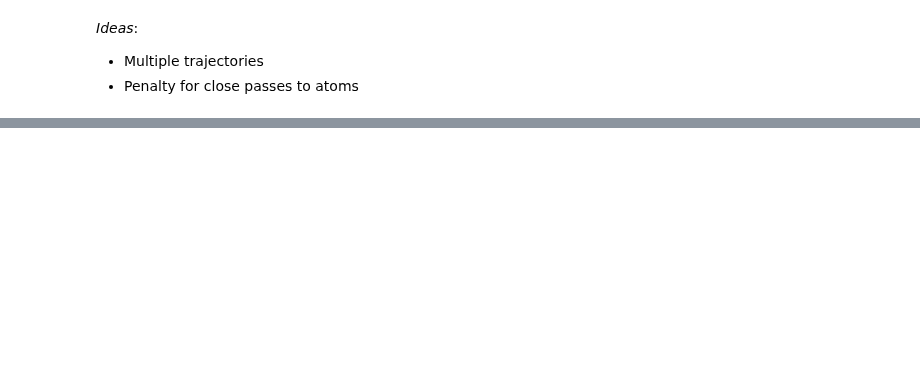
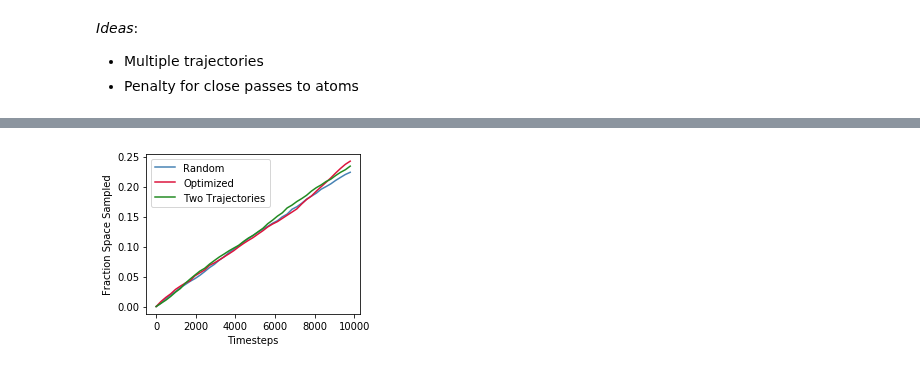
Before and after one commit to globus-labs/stopping-power-ml, a Jupyter notebook: single-velocity/manifold/1_optimize_trajectory.ipynb, the cells around one changed output, grey strips where cells are left out. Drawn from its saved outputs; the diff is of its cells as text; code cells hidden in the pictures; blank space fills up the shorter version.

```diff
--- a/single-velocity/manifold/1_optimize_trajectory.ipynb
+++ b/single-velocity/manifold/1_optimize_trajectory.ipynb
@@ -322,0 +356,3 @@ fig.savefig(os.path.join('figures', 'traj_comparison.png'), dpi=320)
+# %%
+x0 = np.hstack((opt_start, opt_direction, opt_start, -1 * opt_direction))
+print('Initial:', x0)
@@ -322,0 +362,3 @@ fig.savefig(os.path.join('figures', 'traj_comparison.png'), dpi=320)
+# %%
+%%time
+opt_result = optimize.basinhopping(lambda x: -score_multiple_trajectories(np.reshape(x, (-1, 5))), x0, niter=100)
@@ -322,0 +388,3 @@ fig.savefig(os.path.join('figures', 'traj_comparison.png'), dpi=320)
+# %%
+opt_trajs = opt_result.x.reshape((-1, 5))
+print('Optimized:', opt_trajs)
@@ -322,0 +401,6 @@ fig.savefig(os.path.join('figures', 'traj_comparison.png'), dpi=320)
+# %%
+%%time
+opt2_over_time = [0] + [score_multiple_trajectories(opt_trajs,
+                                                   traj_len=traj_len*x,
+                                                   nsteps=int(traj_time * x))
+                           for x in steps[1:]]
@@ -322,0 +410,17 @@ fig.savefig(os.path.join('figures', 'traj_comparison.png'), dpi=320)
+# %%
+fig, ax = plt.subplots()
+
+ax.plot(steps * traj_time, random_over_time, color='steelblue', label='Random')
+ax.plot(steps * traj_time, opt_over_time, color='crimson', label='Optimized')
+ax.plot(steps * traj_time, opt2_over_time, color='forestgreen', label='Two Trajectories')
+
+ax.set_xlabel('Timesteps')
+ax.set_ylabel('Fraction Space Sampled')
+
+ax.legend()
+
+fig.set_size_inches(4, 3)
+fig.tight_layout()
+fig.savefig(os.path.join('figures', 'sampling-comparison.png'), dpi=320)
+# %% [output]
+[figure, added]
```
Also changed, not shown: parts of 28 cells of this notebook, 14 other files.
